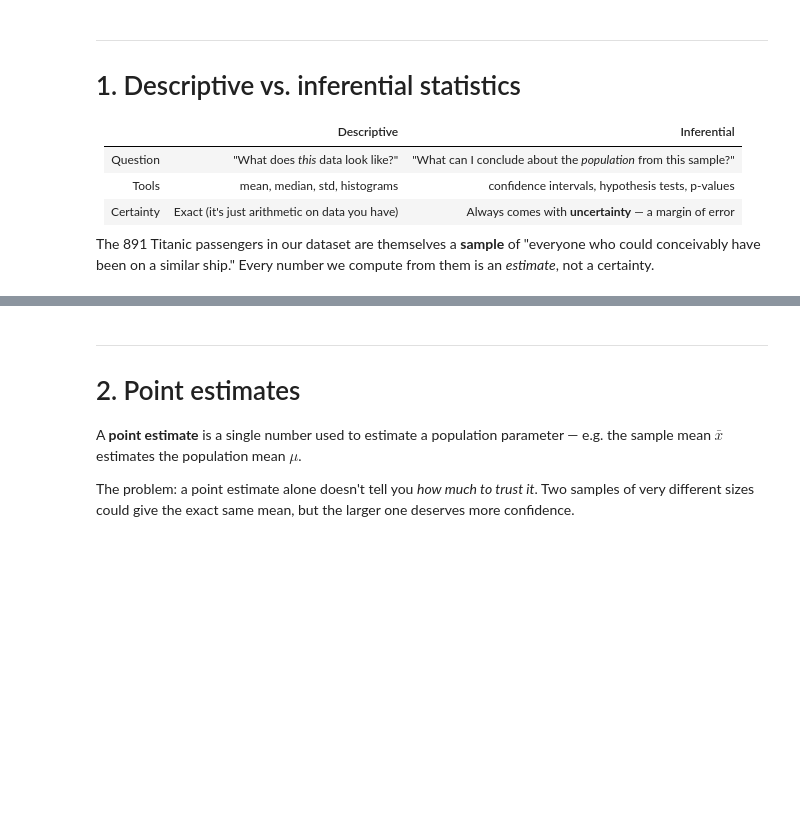
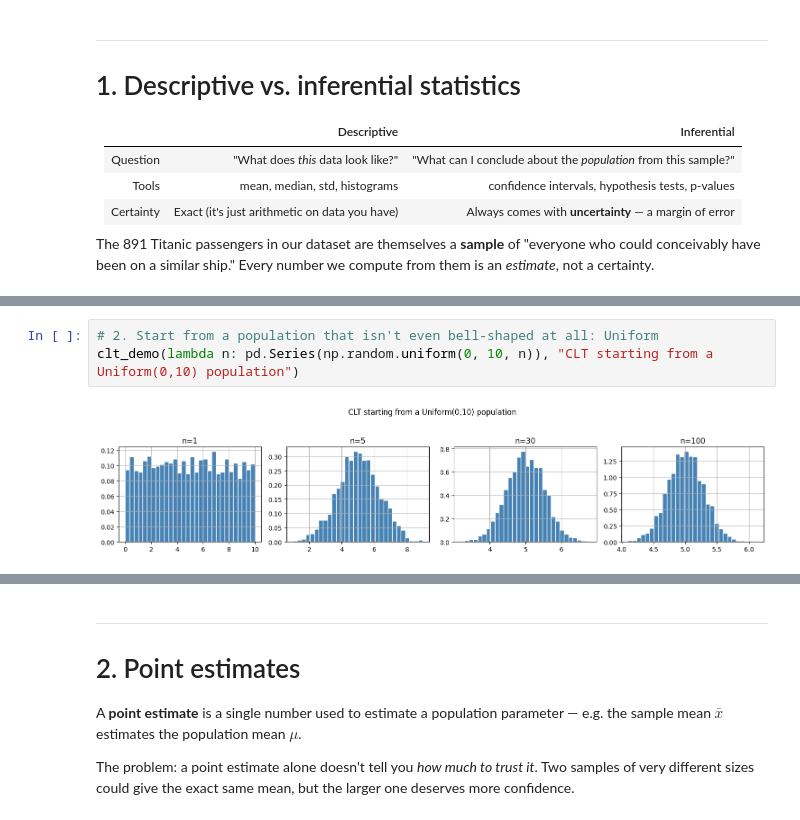
Before and after one commit to Ololade117/stat4datascience, a Jupyter notebook: w3n1_inferential_stats_confidence_intervals.ipynb, the cells around one changed output, grey strips where cells are left out. Cells and saved outputs as stored; diff of their text form; blank space fills up the shorter version.

```diff
--- a/w3n1_inferential_stats_confidence_intervals.ipynb
+++ b/w3n1_inferential_stats_confidence_intervals.ipynb
@@ -52,0 +215,5 @@ The 891 Titanic passengers in our dataset are themselves a **sample** of "everyo
+# %%
+# 2. Start from a population that isn't even bell-shaped at all: Uniform
+clt_demo(lambda n: pd.Series(np.random.uniform(0, 10, n)), "CLT starting from a Uniform(0,10) population")
+# %% [output]
+[figure, added]
```
Also changed, not shown: parts of 44 cells of this notebook.
